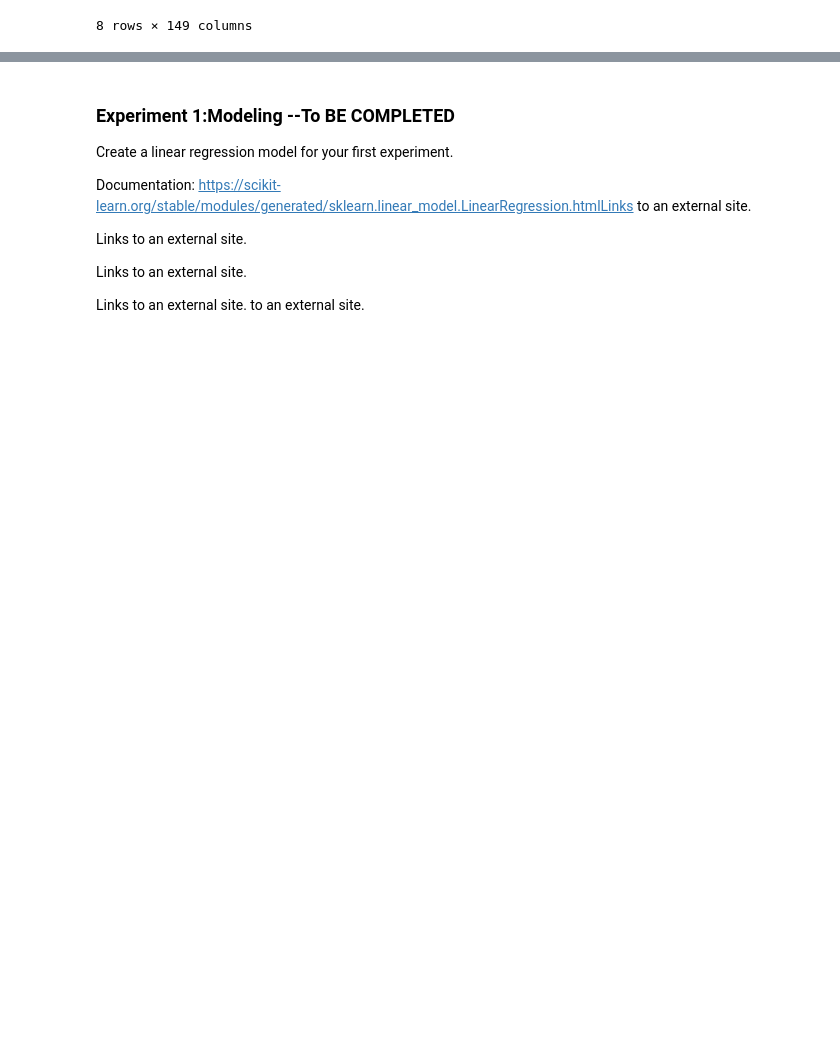
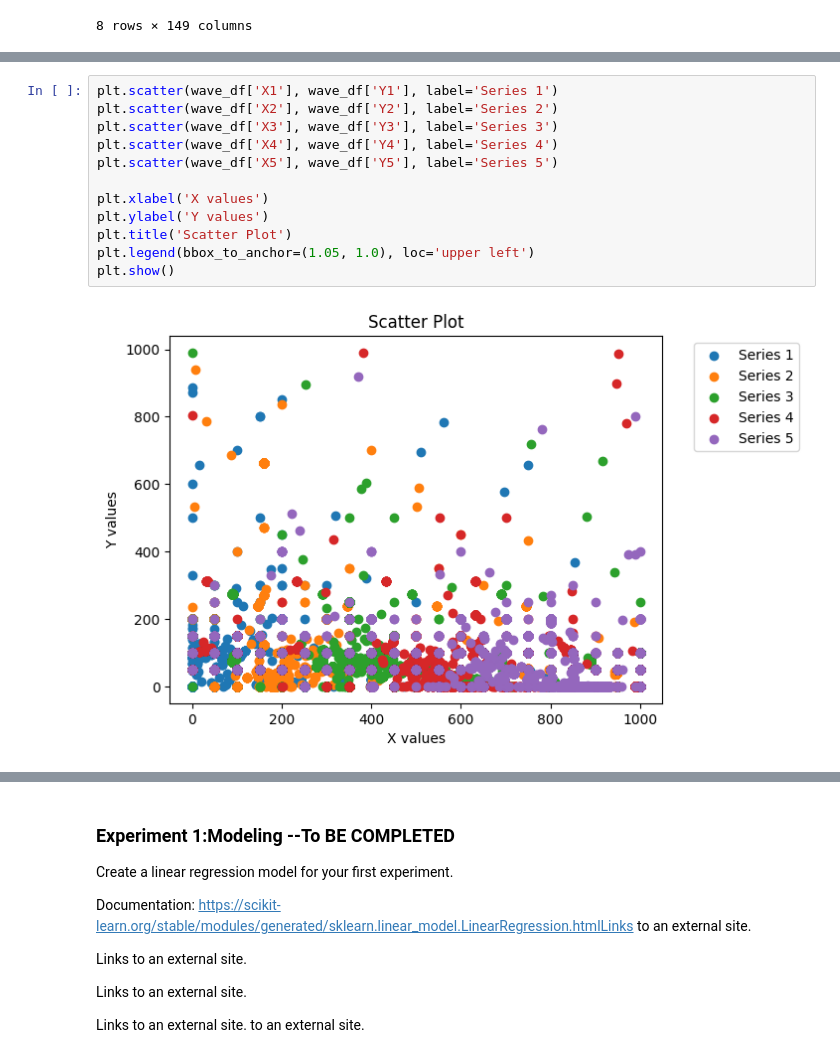
Before and after one commit to pmb-7684/Data_Mining_Project_3, a Jupyter notebook: DM_project3.ipynb, the cells around one changed output, grey strips where cells are left out. Drawn from its saved outputs; the diff is of its cells as text; blank space fills up the shorter version.

```diff
--- a/DM_project3.ipynb
+++ b/DM_project3.ipynb
@@ -114,0 +153,14 @@ wave_df.describe()
+# %%
+plt.scatter(wave_df['X1'], wave_df['Y1'], label='Series 1')
+plt.scatter(wave_df['X2'], wave_df['Y2'], label='Series 2')
+plt.scatter(wave_df['X3'], wave_df['Y3'], label='Series 3')
+plt.scatter(wave_df['X4'], wave_df['Y4'], label='Series 4')
+plt.scatter(wave_df['X5'], wave_df['Y5'], label='Series 5')
+
+plt.xlabel('X values')
+plt.ylabel('Y values')
+plt.title('Scatter Plot')
+plt.legend(bbox_to_anchor=(1.05, 1.0), loc='upper left')
+plt.show()
+# %% [output]
+[figure, added]
```
Also changed, not shown: parts of 33 cells of this notebook.
